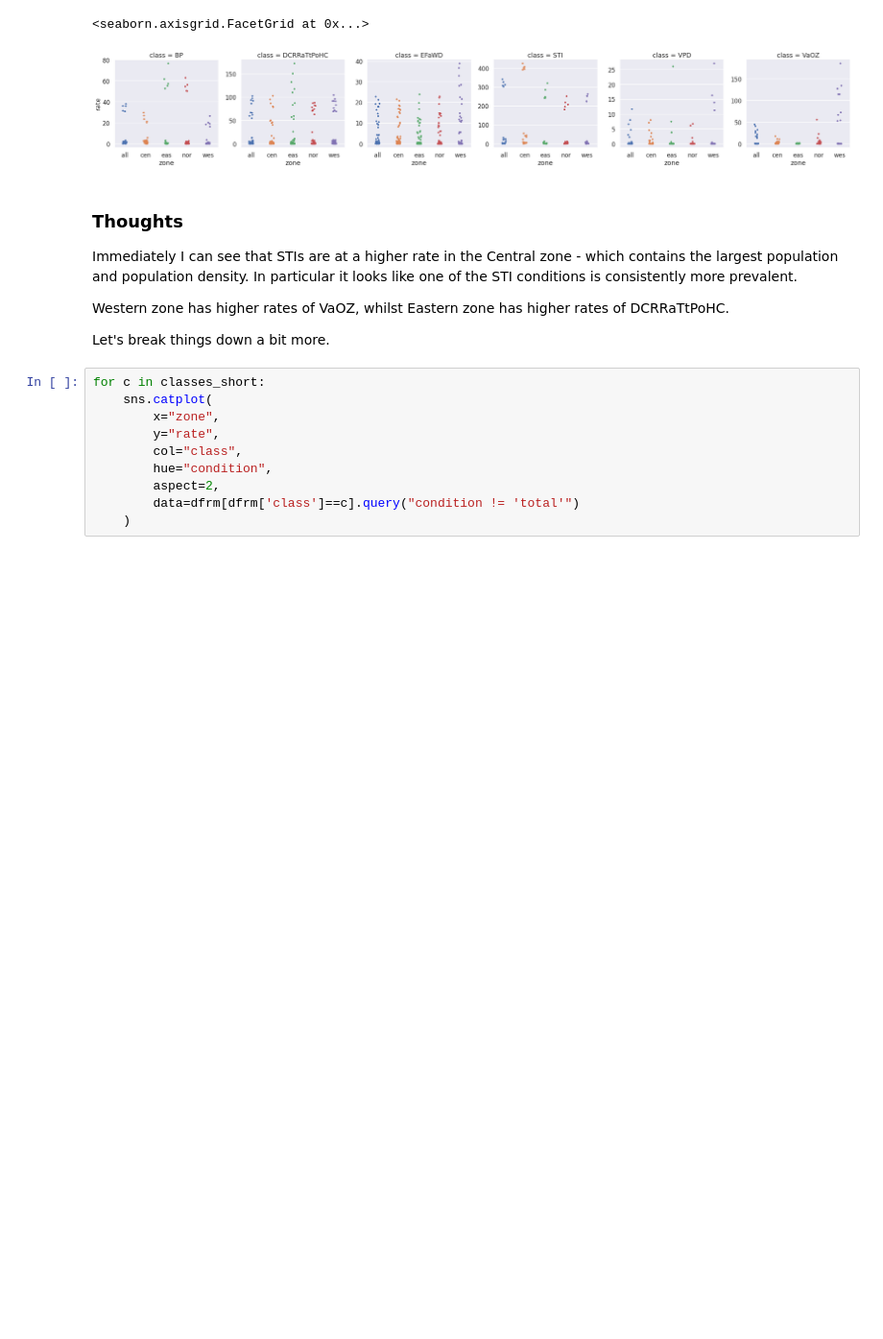
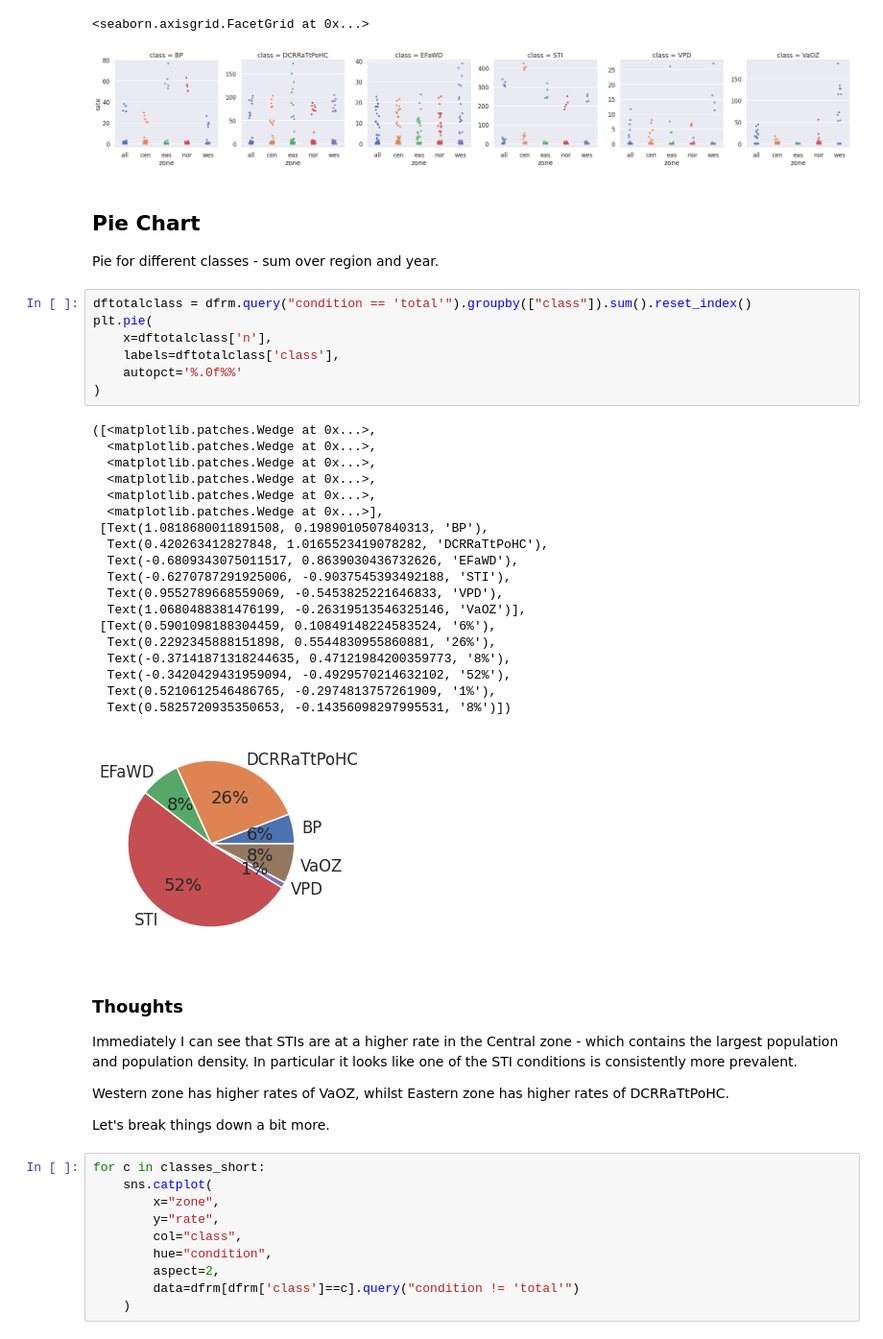
Before and after one commit to jtsiddons/NS_Health_EDA, a Jupyter notebook: code/02_zone_EDA.ipynb, the cells around one changed output. Shown at 96% size. Saved outputs shown, nothing was run; the diff lists cells and outputs as text; blank space fills up the shorter version.

Commit message:
Corrected sum issue & adde pie chart

```diff
--- a/code/02_zone_EDA.ipynb
+++ b/code/02_zone_EDA.ipynb
@@ -75,6 +75,37 @@ sns.catplot(
 # %% [output]
 <seaborn.axisgrid.FacetGrid at 0x...>
 [figure]
+# %% [markdown]
+## Pie Chart
+
+Pie for different classes - sum over region and year.
+# %%
+dftotalclass = dfrm.query("condition == 'total'").groupby(["class"]).sum().reset_index()
+plt.pie(
+	x=dftotalclass['n'],
+	labels=dftotalclass['class'],
+	autopct='%.0f%%'
+)
+# %% [output]
+([<matplotlib.patches.Wedge at 0x...>,
+  <matplotlib.patches.Wedge at 0x...>,
+  <matplotlib.patches.Wedge at 0x...>,
+  <matplotlib.patches.Wedge at 0x...>,
+  <matplotlib.patches.Wedge at 0x...>,
+  <matplotlib.patches.Wedge at 0x...>],
+ [Text(1.0818680011891508, 0.1989010507840313, 'BP'),
+  Text(0.420263412827848, 1.0165523419078282, 'DCRRaTtPoHC'),
+  Text(-0.6809343075011517, 0.8639030436732626, 'EFaWD'),
+  Text(-0.6270787291925006, -0.9037545393492188, 'STI'),
+  Text(0.9552789668559069, -0.5453825221646833, 'VPD'),
+  Text(1.0680488381476199, -0.26319513546325146, 'VaOZ')],
+ [Text(0.5901098188304459, 0.10849148224583524, '6%'),
+  Text(0.2292345888151898, 0.5544830955860881, '26%'),
+  Text(-0.37141871318244635, 0.47121984200359773, '8%'),
+  Text(-0.3420429431959094, -0.4929570214632102, '52%'),
+  Text(0.5210612546486765, -0.2974813757261909, '1%'),
+  Text(0.5825720935350653, -0.14356098297995531, '8%')])
+[figure, added]
 # %% [markdown]
 ### Thoughts
 
```
Also changed, not shown: parts of 3 cells of this notebook, 1 other file.
